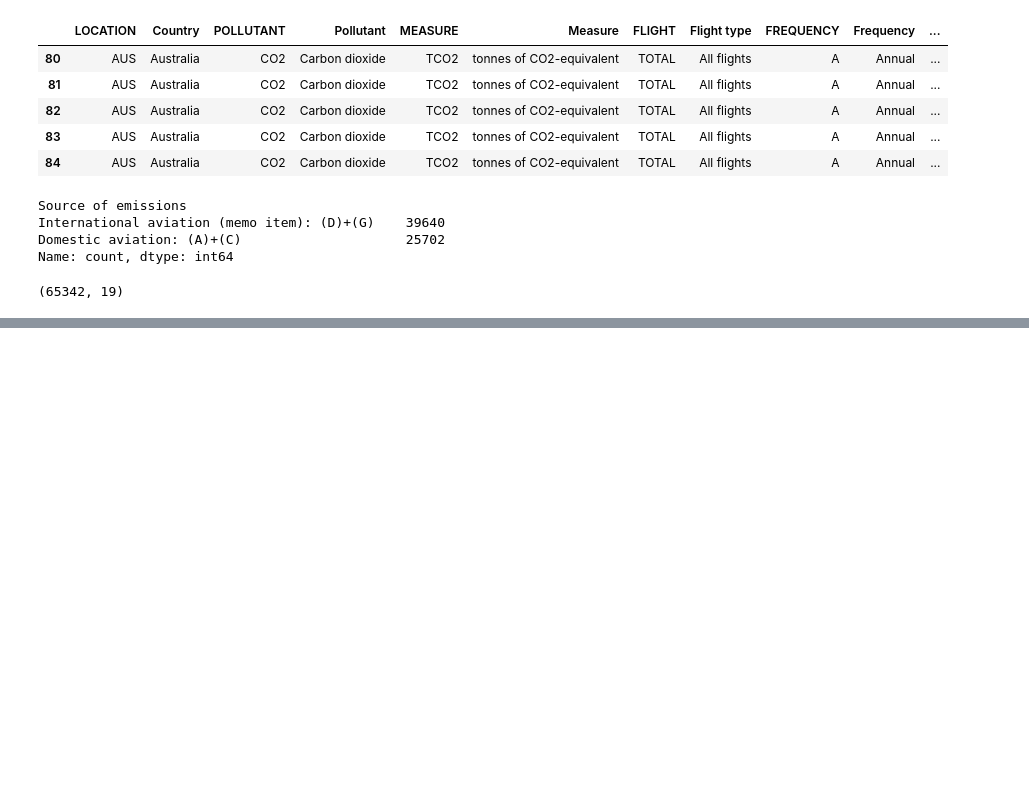
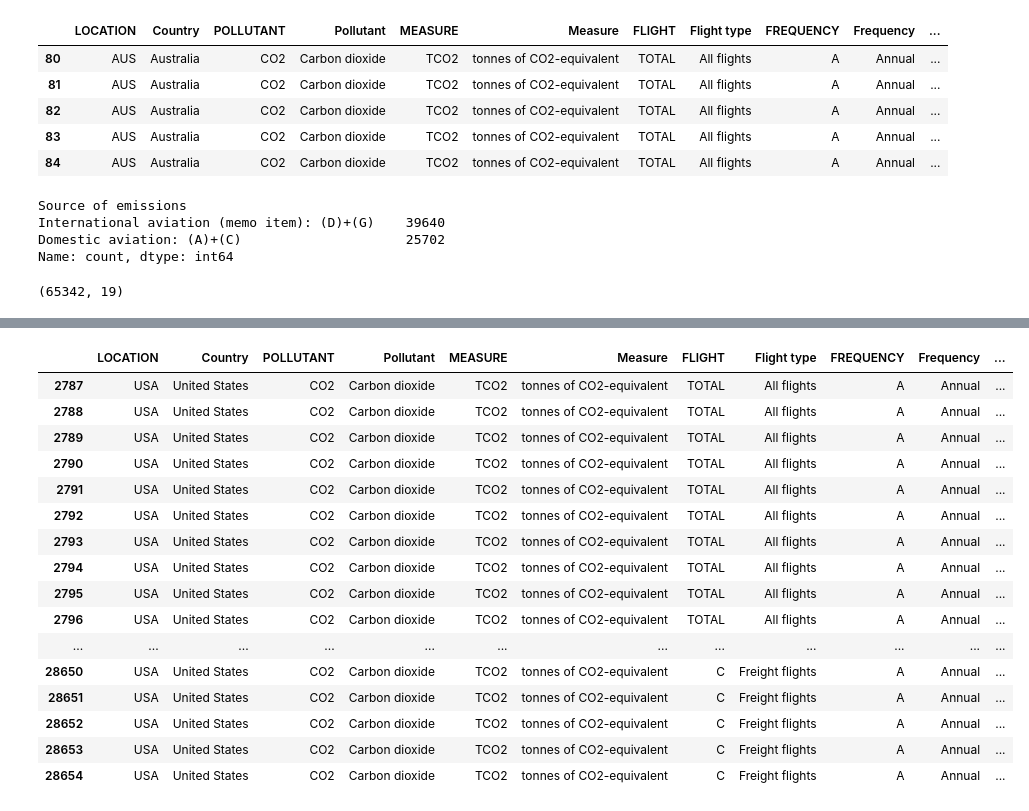
Before and after one commit to TheMirch/dsi-group-project, a Jupyter notebook: code/nolan.ipynb, the cells around one changed output, grey strips where cells are left out. Cells and saved outputs as stored; diff of their text form; code cells hidden in the pictures; blank space fills up the shorter version.

```diff
--- a/code/nolan.ipynb
+++ b/code/nolan.ipynb
@@ -1,5 +1,8 @@
 # %%
 import pandas as pd
+
+# pd.set_option('display.max_rows', None)
+pd.reset_option('display.max_rows')
 # %%
 c02 = pd.read_csv('../datasets/airtrans_c02.csv')
 # %%
@@ -82,7 +85,7 @@ Domestic aviation: (A)+(C)
 Bridging item - Non-residents on territory: (C)                                                                    20544
 Name: count, dtype: int64
 # %%
-c02_ter = c02[(c02['SOURCE'] == 'TER_INT') | (c02['SOURCE'] == 'TER_DOM')]
+c02_ter = c02[(c02.SOURCE == 'TER_INT') | (c02.SOURCE == 'TER_DOM')]
 # %%
 c02_ter.tail()
 # %% [output]
@@ -116,0 +136,2 @@ c02_ter.to_csv('../datasets/territory_principle.csv', index=False)
+# %%
+c02_ter_year = c02_ter[pd.to_numeric(c02_ter['Time'], errors='coerce').notna()]
@@ -116,0 +154,22 @@ c02_ter.to_csv('../datasets/territory_principle.csv', index=False)
+# %%
+USA = c02_ter_year[c02_ter_year.Country == 'United States']
+# %%
+USA
+# %% [output]
+|  | LOCATION | Country | POLLUTANT | Pollutant | MEASURE | Measure | FLIGHT | Flight type | FREQUENCY | Frequency | ... |
+| 2787 | USA | United States | CO2 | Carbon dioxide | TCO2 | tonnes of CO2-equivalent | TOTAL | All flights | A | Annual | ... |
+| 2788 | USA | United States | CO2 | Carbon dioxide | TCO2 | tonnes of CO2-equivalent | TOTAL | All flights | A | Annual | ... |
+| 2789 | USA | United States | CO2 | Carbon dioxide | TCO2 | tonnes of CO2-equivalent | TOTAL | All flights | A | Annual | ... |
+| 2790 | USA | United States | CO2 | Carbon dioxide | TCO2 | tonnes of CO2-equivalent | TOTAL | All flights | A | Annual | ... |
+| 2791 | USA | United States | CO2 | Carbon dioxide | TCO2 | tonnes of CO2-equivalent | TOTAL | All flights | A | Annual | ... |
+| 2792 | USA | United States | CO2 | Carbon dioxide | TCO2 | tonnes of CO2-equivalent | TOTAL | All flights | A | Annual | ... |
+| 2793 | USA | United States | CO2 | Carbon dioxide | TCO2 | tonnes of CO2-equivalent | TOTAL | All flights | A | Annual | ... |
+| 2794 | USA | United States | CO2 | Carbon dioxide | TCO2 | tonnes of CO2-equivalent | TOTAL | All flights | A | Annual | ... |
+| 2795 | USA | United States | CO2 | Carbon dioxide | TCO2 | tonnes of CO2-equivalent | TOTAL | All flights | A | Annual | ... |
+| 2796 | USA | United States | CO2 | Carbon dioxide | TCO2 | tonnes of CO2-equivalent | TOTAL | All flights | A | Annual | ... |
+| ... | ... | ... | ... | ... | ... | ... | ... | ... | ... | ... | ... |
+| 28650 | USA | United States | CO2 | Carbon dioxide | TCO2 | tonnes of CO2-equivalent | C | Freight flights | A | Annual | ... |
+| 28651 | USA | United States | CO2 | Carbon dioxide | TCO2 | tonnes of CO2-equivalent | C | Freight flights | A | Annual | ... |
+| 28652 | USA | United States | CO2 | Carbon dioxide | TCO2 | tonnes of CO2-equivalent | C | Freight flights | A | Annual | ... |
+| 28653 | USA | United States | CO2 | Carbon dioxide | TCO2 | tonnes of CO2-equivalent | C | Freight flights | A | Annual | ... |
+| 28654 | USA | United States | CO2 | Carbon dioxide | TCO2 | tonnes of CO2-equivalent | C | Freight flights | A | Annual | ... |
```
Also changed, not shown: parts of 3 cells of this notebook, 1 other file.
